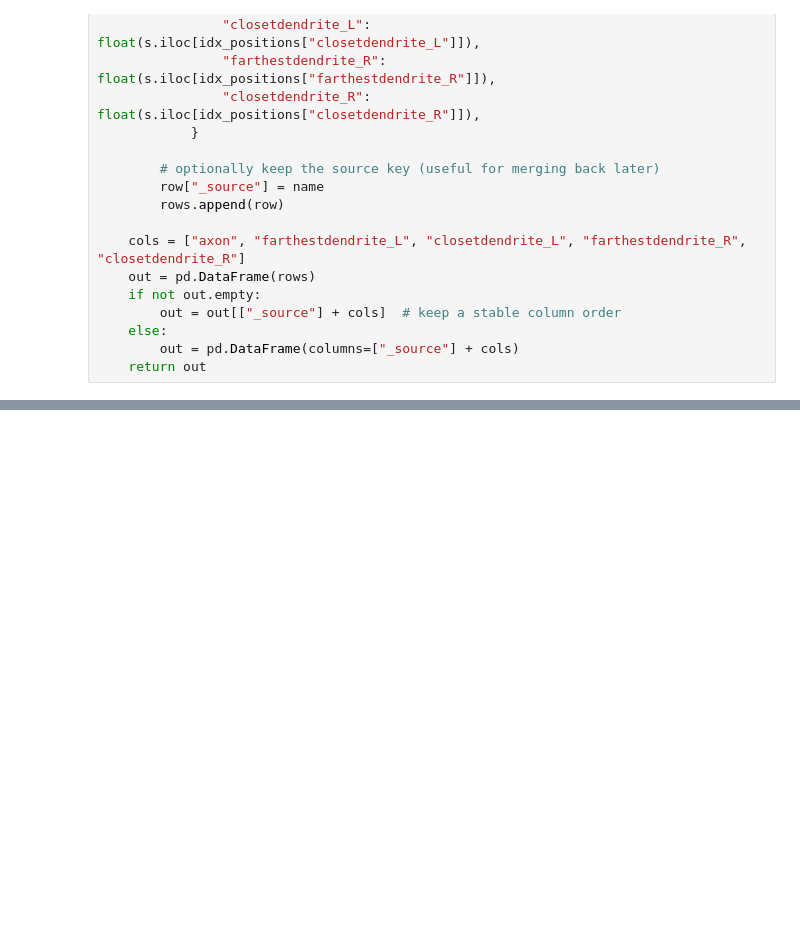
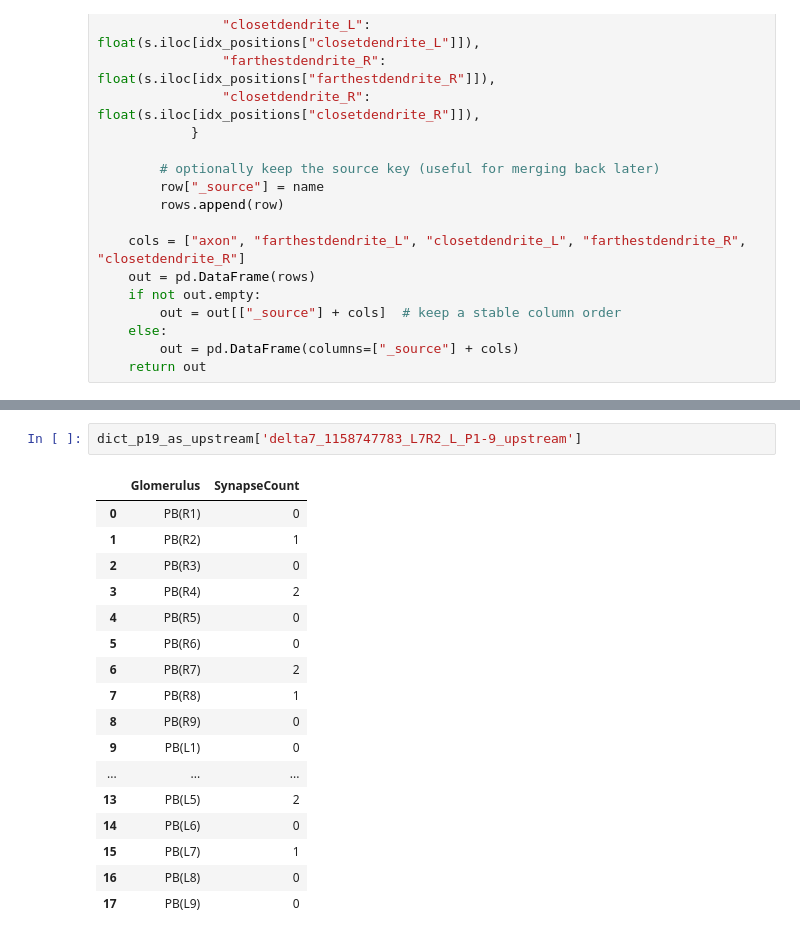
Before and after one commit to sansachenlelele/connectome_analysis_fisherlab, a Jupyter notebook: analysis_glucl-to-connectome-25summer.ipynb, the cells around one changed output, grey strips where cells are left out. Drawn from its saved outputs; the diff is of its cells as text; blank space fills up the shorter version.

```diff
--- a/analysis_glucl-to-connectome-25summer.ipynb
+++ b/analysis_glucl-to-connectome-25summer.ipynb
@@ -2198,0 +2259,20 @@ axon_vs_farthestdendrite_2
+# %%
+dict_p19_as_upstream['delta7_1158747783_L7R2_L_P1-9_upstream']
+# %% [output]
+|  | Glomerulus | SynapseCount |
+| 0 | PB(R1) | 0 |
+| 1 | PB(R2) | 1 |
+| 2 | PB(R3) | 0 |
+| 3 | PB(R4) | 2 |
+| 4 | PB(R5) | 0 |
+| 5 | PB(R6) | 0 |
+| 6 | PB(R7) | 2 |
+| 7 | PB(R8) | 1 |
+| 8 | PB(R9) | 0 |
+| 9 | PB(L1) | 0 |
+| ... | ... | ... |
+| 13 | PB(L5) | 2 |
+| 14 | PB(L6) | 0 |
+| 15 | PB(L7) | 1 |
+| 16 | PB(L8) | 0 |
+| 17 | PB(L9) | 0 |
```
Also changed, not shown: parts of 14 cells of this notebook, 1 other file.
